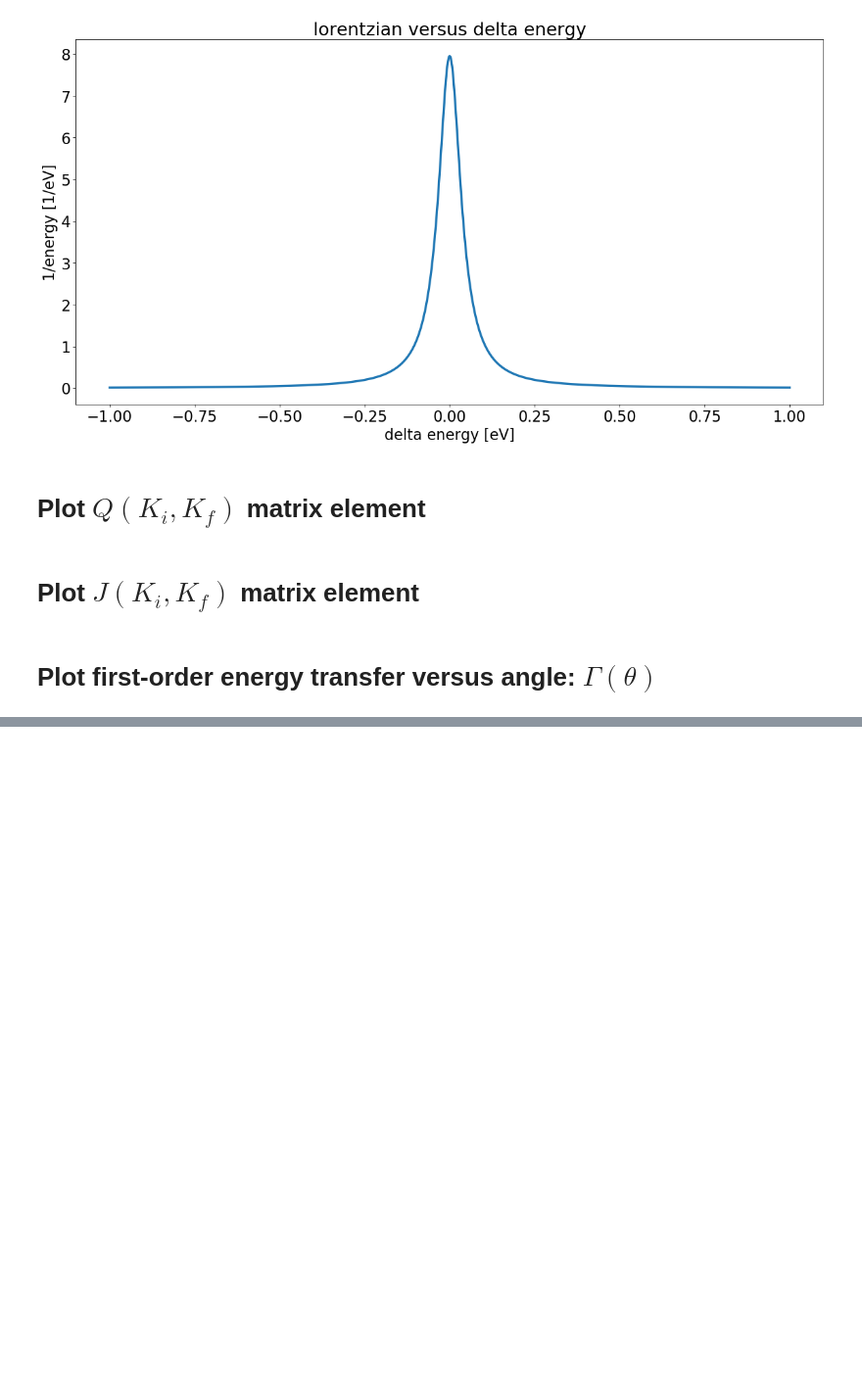
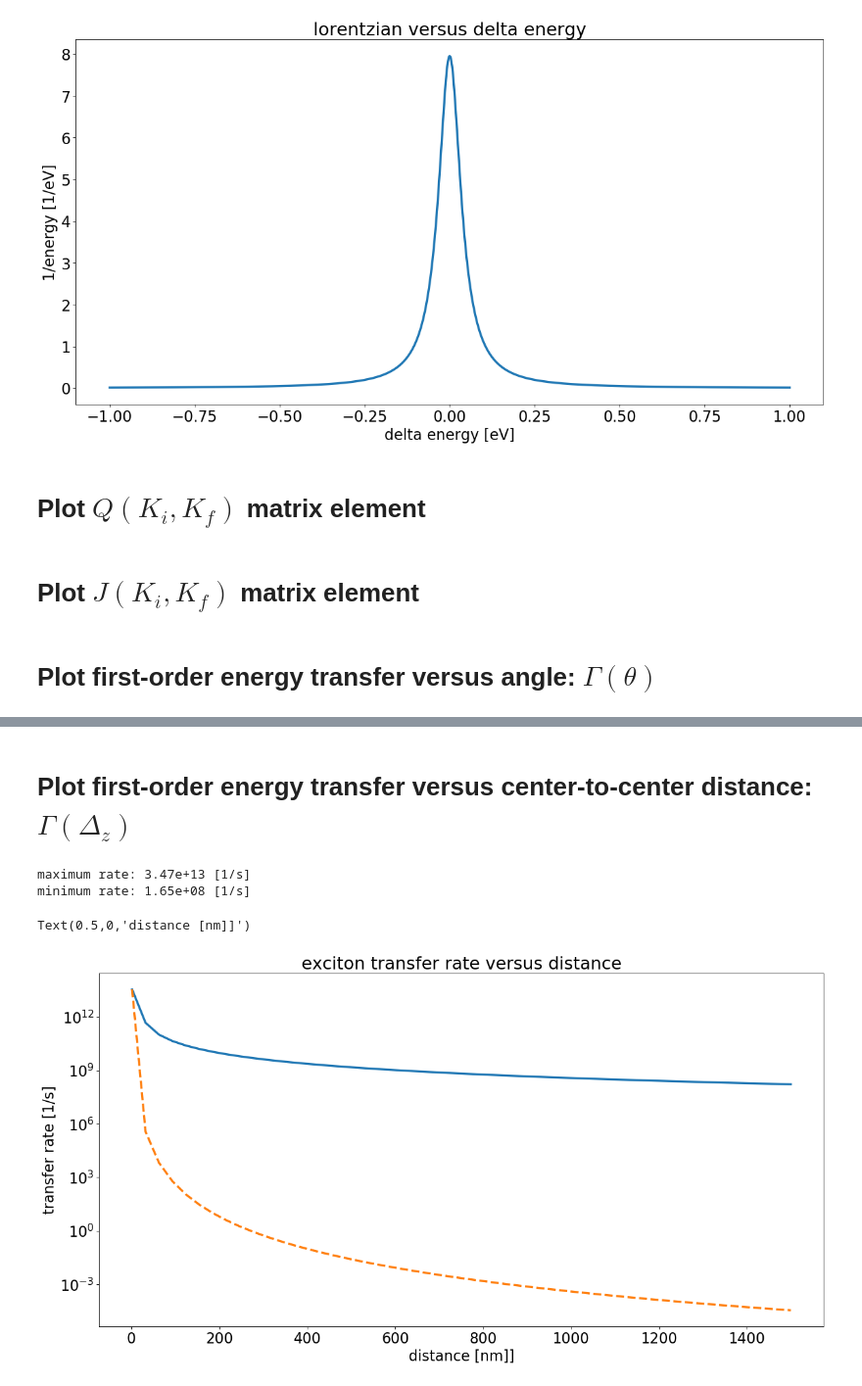
Before and after one commit to amirhosseindavoody/carbon_nanotube_exciton_energy, a Jupyter notebook: cpp/visualize_all.ipynb, the cells around one changed output, grey strips where cells are left out. Shown at 98% size. Saved outputs shown, nothing was run; the diff lists cells and outputs as text; code cells hidden in the pictures; blank space fills up the shorter version.

```diff
--- a/cpp/visualize_all.ipynb
+++ b/cpp/visualize_all.ipynb
@@ -558,0 +579,55 @@ Text(0.5,0,'angle [degrees]')
+# %% [markdown]
+# Plot first-order energy transfer versus center-to-center distance: $\Gamma(\Delta_z)$
+# %%
+directory = "/Users/amirhossein/research/exciton_transfer"
+
+######################################
+# load distance vector
+######################################
+filename = os.path.join(directory,"first_order_transfer_rate_vs_zshift.distance.dat")
+f = open(filename,mode='r')
+line = f.readline()
+line = f.readline() # second line contains the shape of the cube
+dims = list(map(int, line.split()))
+
+data = np.loadtxt(f)
+data = np.reshape(data,tuple(dims))
+distance = data
+
+######################################
+# load transfer rates
+######################################
+filename = os.path.join(directory,"first_order_transfer_rate_vs_zshift.dat")
+f = open(filename,mode='r')
+line = f.readline()
+line = f.readline() # second line contains the shape of the cube
+dims = list(map(int, line.split()))
+
+data = np.loadtxt(f)
+data = np.reshape(data,tuple(dims))
+transfer_rate = data
+
+######################################
+# make fitting lines
+######################################
+transfer_rate_fit = transfer_rate[0]*np.power(distance[0]/distance,6)
+
+print("maximum rate: {:3.2e} [1/s]".format(np.amax(transfer_rate)))
+print("minimum rate: {:3.2e} [1/s]".format(np.amin(transfer_rate)))
+
+fig=plt.figure(figsize=(18, 9), dpi= 80, facecolor='w', edgecolor='k')
+plt.plot(distance*1e9, transfer_rate, linewidth=3)
+plt.plot(distance*1e9, transfer_rate_fit, linewidth=3, linestyle="--")
+
+ax = fig.axes[0]
+ax.set_yscale("log", nonposy='clip')
+
+plt.tick_params(axis='both', which='major', labelsize=20)
+plt.title('exciton transfer rate versus distance', size=24)
+plt.ylabel('transfer rate [1/s]', size=20)
+plt.xlabel('distance [nm]]', size=20)
+# %% [output]
+maximum rate: 3.47e+13 [1/s]
+minimum rate: 1.65e+08 [1/s]
+Text(0.5,0,'distance [nm]]')
+[figure, added]
```
Also changed, not shown: parts of 7 cells of this notebook, 3 other files.
